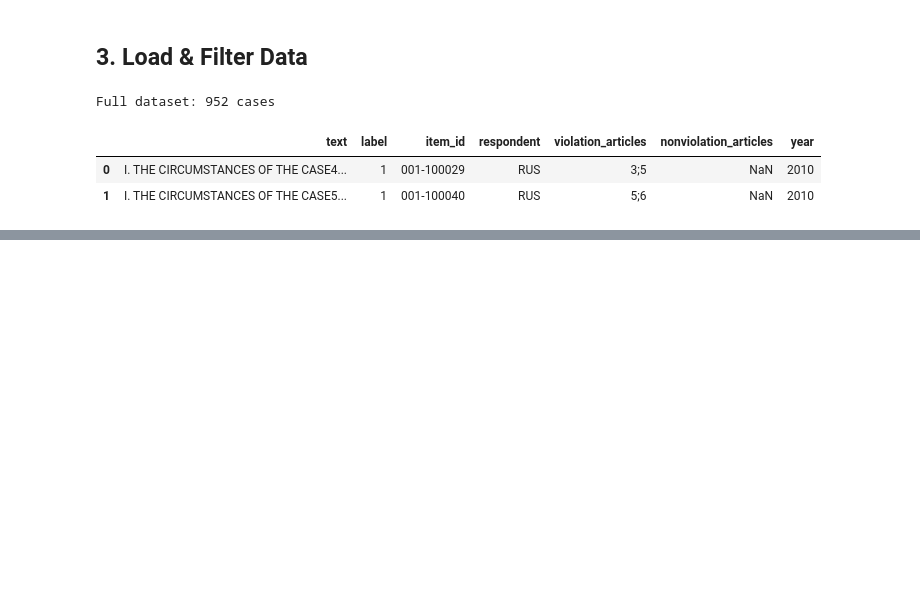
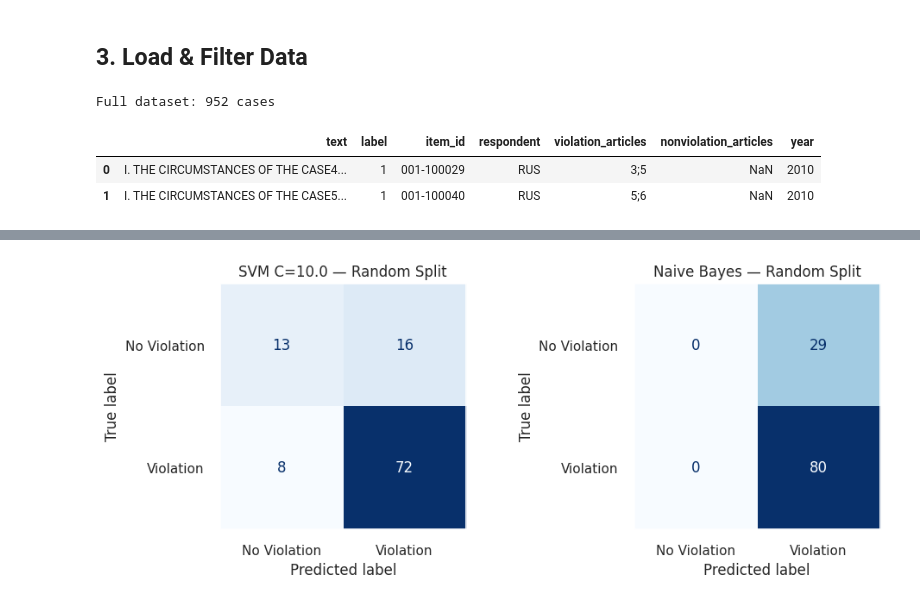
Before and after one commit to leondgarse/echr, a Jupyter notebook: train_svm.ipynb, the cells around one changed output, grey strips where cells are left out. Drawn from its saved outputs; the diff is of its cells as text; code cells hidden in the pictures; blank space fills up the shorter version.

```diff
--- a/train_svm.ipynb
+++ b/train_svm.ipynb
@@ -370,0 +226,21 @@ plt.show()
+# %%
+BEST_C = gs.best_params_['svm__C']
+
+pipeline_svm = Pipeline([
+    ('tfidf', make_tfidf()),
+    ('svm',   LinearSVC(C=BEST_C, max_iter=2000, random_state=RANDOM_STATE)),
+])
+pipeline_svm.fit(X_train_r, y_train_r)
+y_pred_svm_r = pipeline_svm.predict(X_test_r)
+
+pipeline_nb = Pipeline([
+    ('tfidf', make_tfidf()),
+    ('nb',    ComplementNB()),
+])
+pipeline_nb.fit(X_train_r, y_train_r)
+y_pred_nb_r = pipeline_nb.predict(X_test_r)
+
+print(f'=== SVM (C={BEST_C}) \u2014 Random Split ===')
+print(classification_report(y_test_r, y_pred_svm_r, target_names=['No Violation', 'Violation']))
+print('=== Naive Bayes (Complement NB) \u2014 Random Split ===')
+print(classification_report(y_test_r, y_pred_nb_r, target_names=['No Violation', 'Violation']))
@@ -370,0 +267,14 @@ plt.show()
+# %%
+fig, axes = plt.subplots(1, 2, figsize=(10, 4))
+for ax, y_pred, title in [
+    (axes[0], y_pred_svm_r, f'SVM C={BEST_C} \u2014 Random Split'),
+    (axes[1], y_pred_nb_r,  'Naive Bayes \u2014 Random Split'),
+]:
+    ConfusionMatrixDisplay(confusion_matrix(y_test_r, y_pred),
+                           display_labels=['No Violation', 'Violation']
+                          ).plot(ax=ax, colorbar=False, cmap='Blues')
+    ax.set_title(title)
+plt.tight_layout()
+plt.show()
+# %% [output]
+[figure, added]
```
Also changed, not shown: parts of 41 cells of this notebook, 1 other file.
